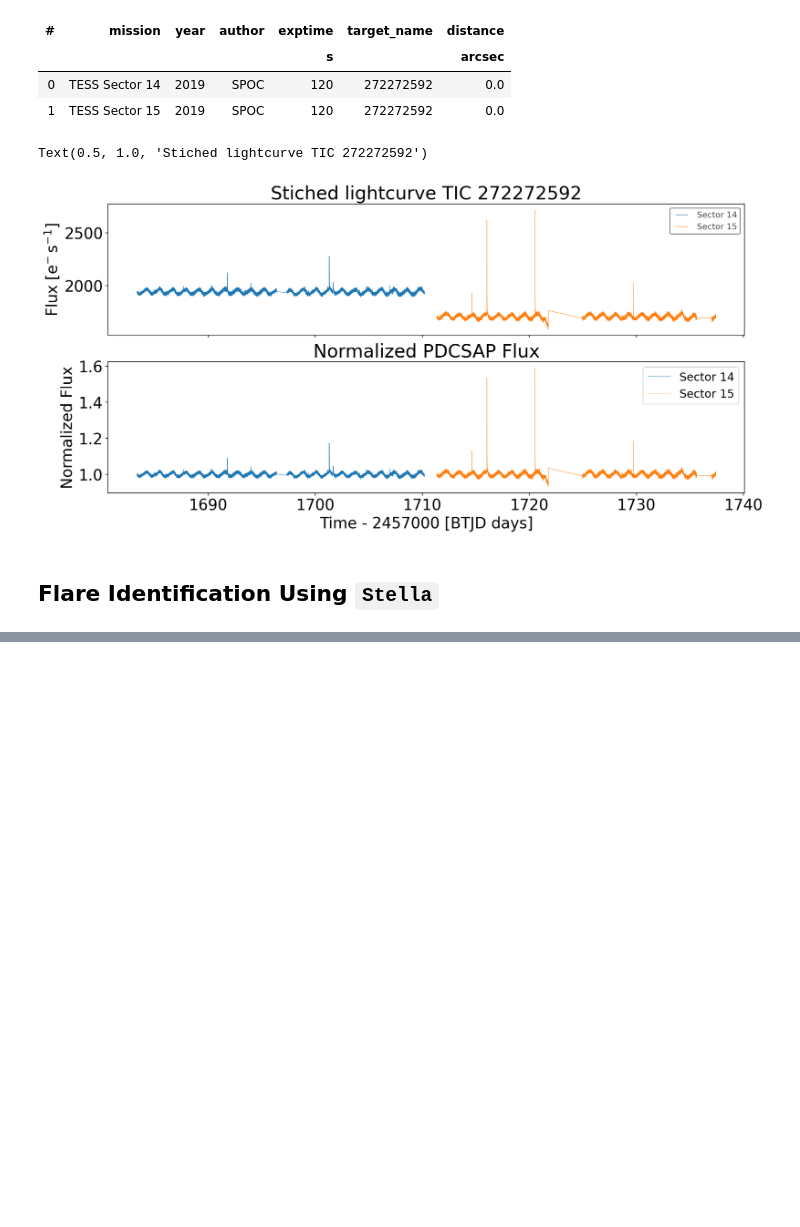
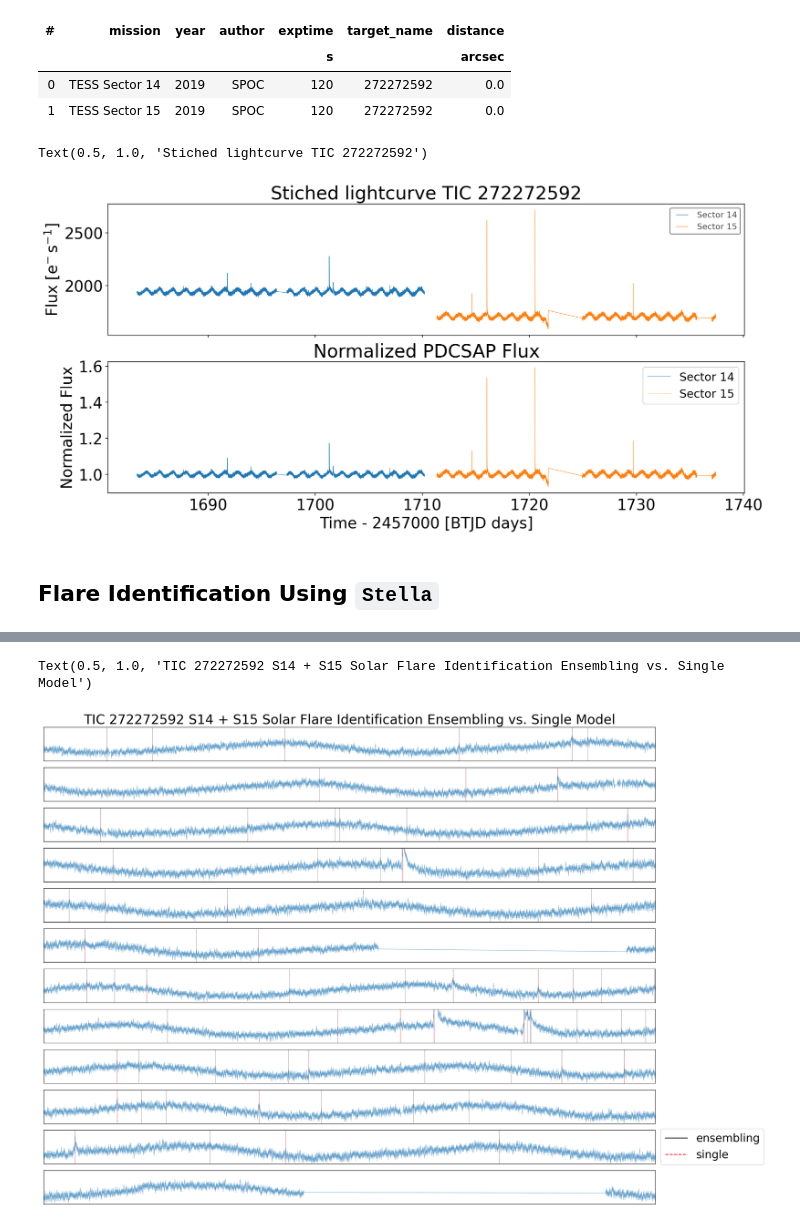
Before and after one commit to AndyTza/flarates, a Jupyter notebook: tutorials/Tutorial - Flare Rates with Stella and Lightkurve.ipynb, the cells around one changed output, grey strips where cells are left out. Saved outputs shown, nothing was run; the diff lists cells and outputs as text; code cells hidden in the pictures; blank space fills up the shorter version.

Commit message:
wip flare rates

```diff
--- a/tutorials/Tutorial - Flare Rates with Stella and Lightkurve.ipynb
+++ b/tutorials/Tutorial - Flare Rates with Stella and Lightkurve.ipynb
@@ -211,0 +216,7 @@ plt.legend()
+# %%
+# We can also mark to see where the models predict the flare location and amplitude assuming P(flare)=0.5
+ftab_ens = predict_flares(time, flux, flux_err, LC[0].targetid,
+                         ensembling=True, flare_thesh_prob=0.5)
+
+ftab = predict_flares(time, flux, flux_err, LC[0].targetid,
+                         ensembling=False, flare_thesh_prob=0.5)
@@ -211,0 +230,22 @@ plt.legend()
+# %%
+fig, ax = plt.subplots(nrows=12, figsize=(20,16))
+xx = np.linspace(min(time), max(time), 12*2)
+for i in range(12):
+    ax[i].errorbar(time, flux, yerr=flux_err, fmt='-', alpha=0.3)
+    ax[i].set_xlim(xx[i], xx[i+1])
+    ax[i].set_ylim(0.97, 1.05)
+    ax[i].set_xticks([])
+    ax[i].set_yticks([])
+
+    for j in range(len(ftab_ens)):
+        ax[i].axvline(ftab_ens['tpeak'][j], color='k', lw=0.5, alpha=0.5)
+
+    for k in range(len(ftab)):
+        ax[i].axvline(ftab['tpeak'][k], color='red', lw=0.5, alpha=0.5, ls='--')
+plt.plot(0,0, color='k', label='ensembling')
+plt.plot(0,0, color='red', label='single', ls='--')
+plt.legend(bbox_to_anchor=(1,1))
+ax[0].set_title("TIC 272272592 S14 + S15 Solar Flare Identification Ensembling vs. Single Model")
+# %% [output]
+Text(0.5, 1.0, 'TIC 272272592 S14 + S15 Solar Flare Identification Ensembling vs. Single Model')
+[figure, added]
```
Also changed, not shown: parts of 16 cells of this notebook.
